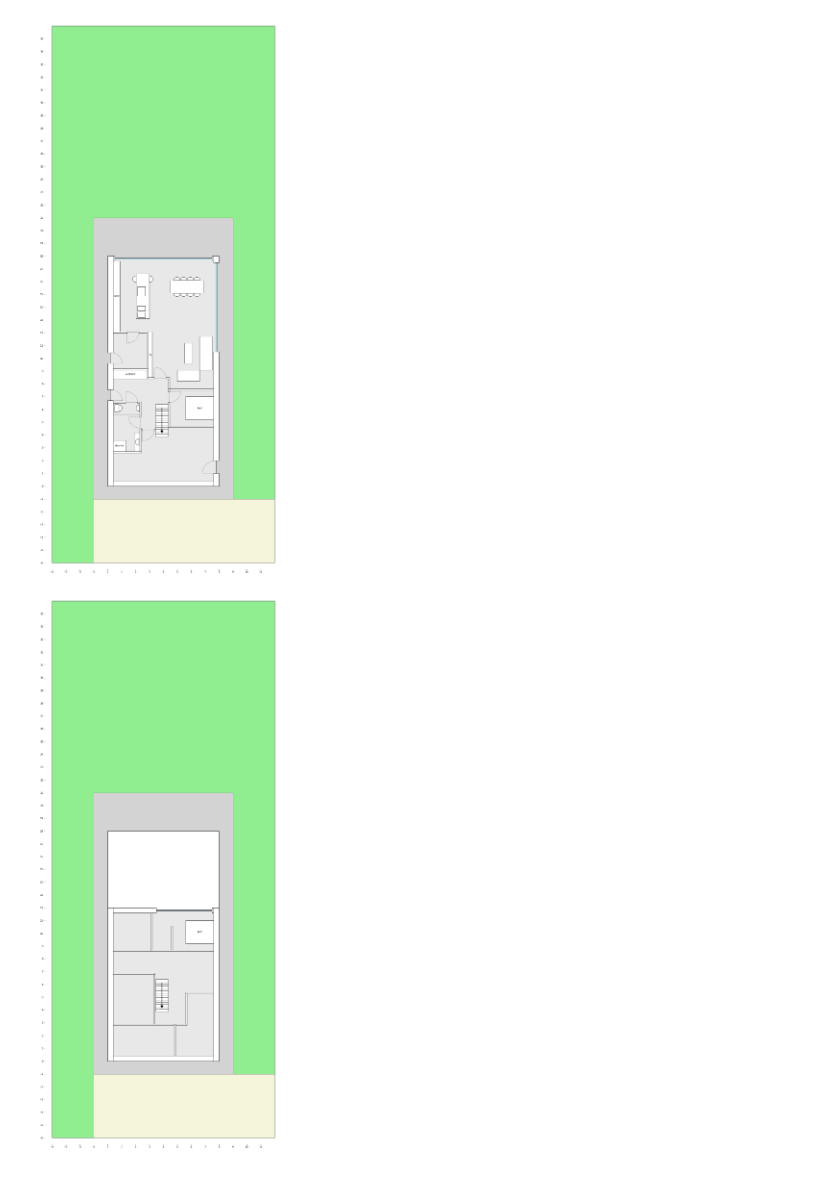
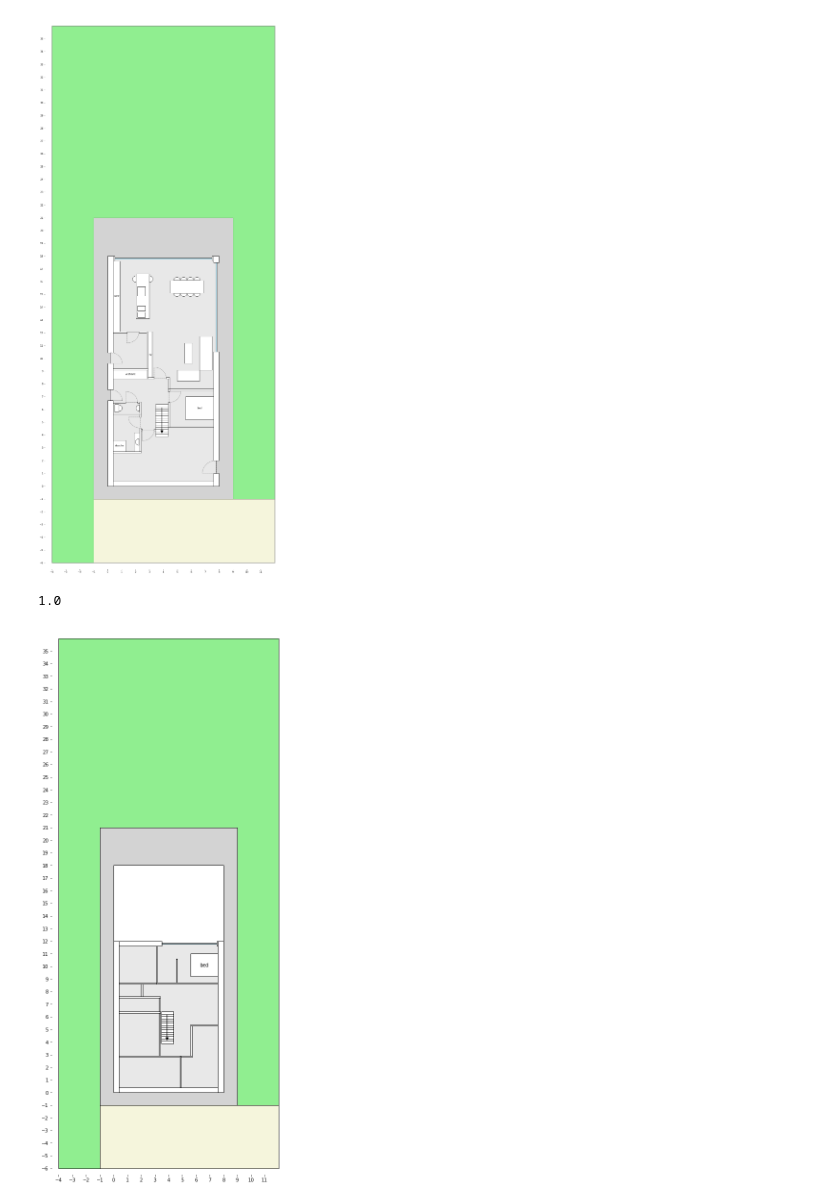
Before and after one commit to TomDecroos/boekfos, a Jupyter notebook: floorplanV2.ipynb, the cells around one changed output. Saved outputs shown, nothing was run; the diff lists cells and outputs as text; code cells hidden in the pictures.

```diff
--- a/floorplanV2.ipynb
+++ b/floorplanV2.ipynb
@@ -307,33 +307,51 @@ fp.add(w)
 slpk1bottom = binnenbottom
 slpk1top = slpk1bottom + 2.5
 slpk1left = binnenleft
 slpk1right = slpk1left + 4.5
 w = InnerWall.horizontal(slpk1top,slpk1left,slpk1right,"top")
 fp.add(w)
 w = InnerWall.vertical(slpk1right,slpk1bottom,slpk1top,"right")
 fp.add(w)
 
 #slaapkamer 2
 slpk2bottom = slpk1top
-slpk2top = slpk2bottom + 4
+slpk2top = slpk2bottom + 3.5
 slpk2left = binnenleft
 slpk2right = slpk2left + 3
 w = InnerWall.vertical(slpk2right,slpk2bottom,slpk2top,"right")
 fp.add(w)
 w = InnerWall.horizontal(slpk2top,slpk2left,slpk2right,"top")
 fp.add(w)
 
 # slaapkamer 3
 slpk3top = binnenbottom + 5
 slpk3left = binnenright - 2
 w = InnerWall.vertical(slpk3left,slpk1top,slpk3top,"left")
 fp.add(w)
 w = InnerWall.horizontal(slpk1top,slpk1right,slpk3left+InnerWall.width,"top")
 fp.add(w)
 w = InnerWall.horizontal(slpk3top,slpk3left,binnenright,"top")
 fp.add(w)
 
+# technische ruimte
+techniektop = badkamerbottom - 1
+techniekleft = binnenleft
+techniekright = techniekleft + 3
+techniekbottom = slpk2top
+w = InnerWall.vertical(techniekright,techniekbottom,techniektop,"right")
+fp.add(w)
+w = InnerWall.horizontal(techniektop,techniekleft,techniekright,"top")
+fp.add(w)
 
-fp.draw()
+# toilet
+toilettop = badkamerbottom
+toiletleft = binnenleft
+toiletright = toiletleft + 1.7
+toiletbottom = techniektop
+w = InnerWall.vertical(toiletright,techniektop,badkamerbottom,"right")
+fp.add(w)
+
+fp.draw(0.5)
 # %% [output]
+1.0
-[figure, old version]
+[figure, new version]
```
Also changed, not shown: 1 other file.
